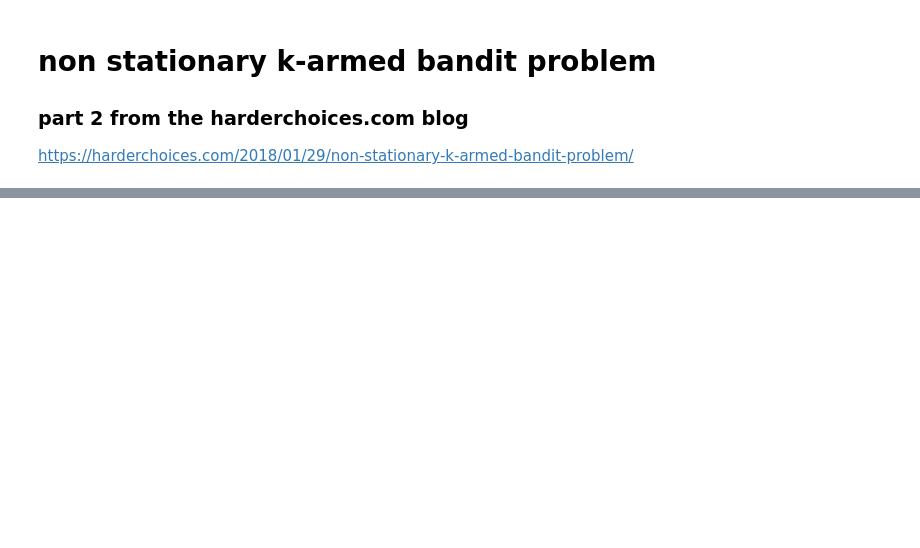
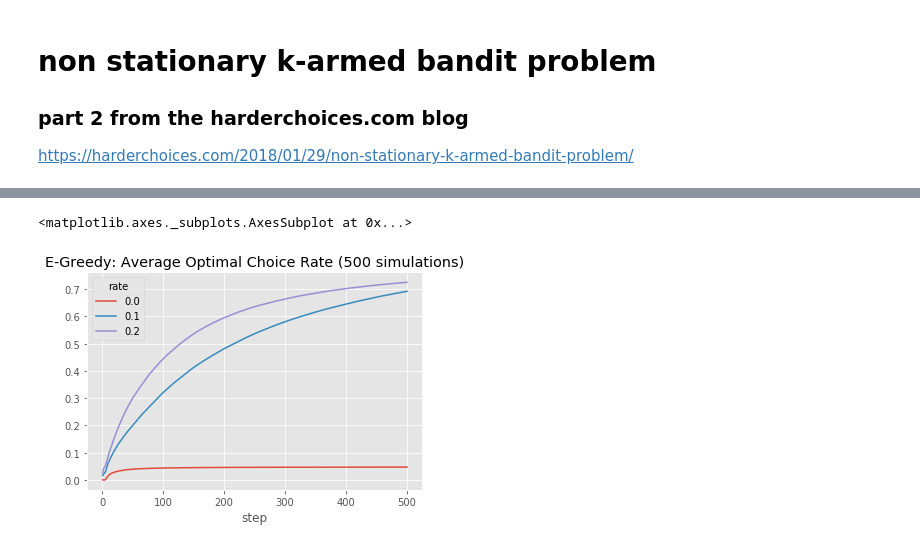
Before and after one commit to jessie-jensen/learning, a Jupyter notebook: reinforcement_learning/nonstationary_k_armed_bandit.ipynb, the cells around one changed output, grey strips where cells are left out. Saved outputs shown, nothing was run; the diff lists cells and outputs as text; code cells hidden in the pictures; blank space fills up the shorter version.

```diff
--- a/reinforcement_learning/nonstationary_k_armed_bandit.ipynb
+++ b/reinforcement_learning/nonstationary_k_armed_bandit.ipynb
@@ -36,0 +117,5 @@ class KBanditSolution:
+# %%
+plot_df['optimal_pct'].unstack(level=0).plot(title = 'E-Greedy: Average Optimal Choice Rate ({} simulations)'.format(simulations))
+# %% [output]
+<matplotlib.axes._subplots.AxesSubplot at 0x...>
+[figure, added]
```
Also changed, not shown: parts of 14 cells of this notebook, 3 other files.
